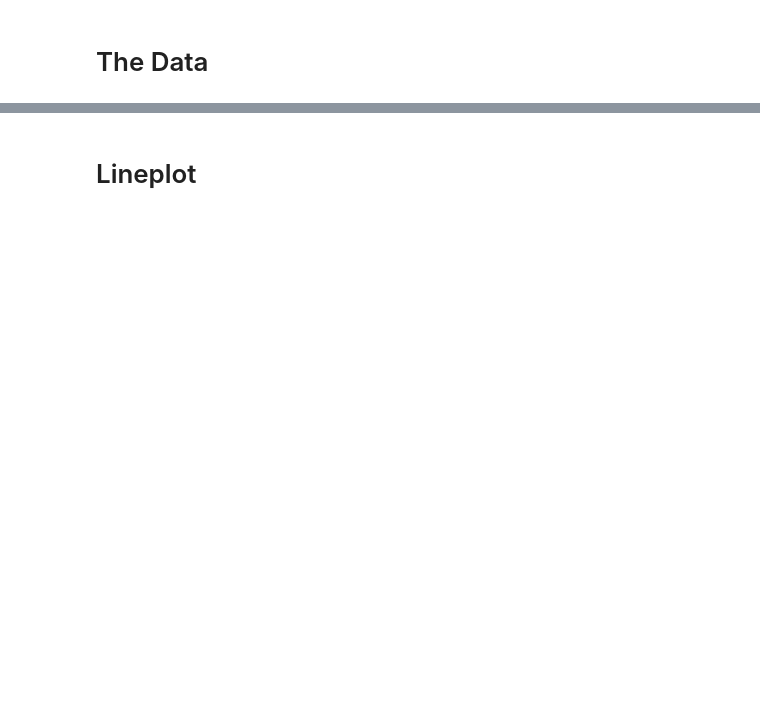
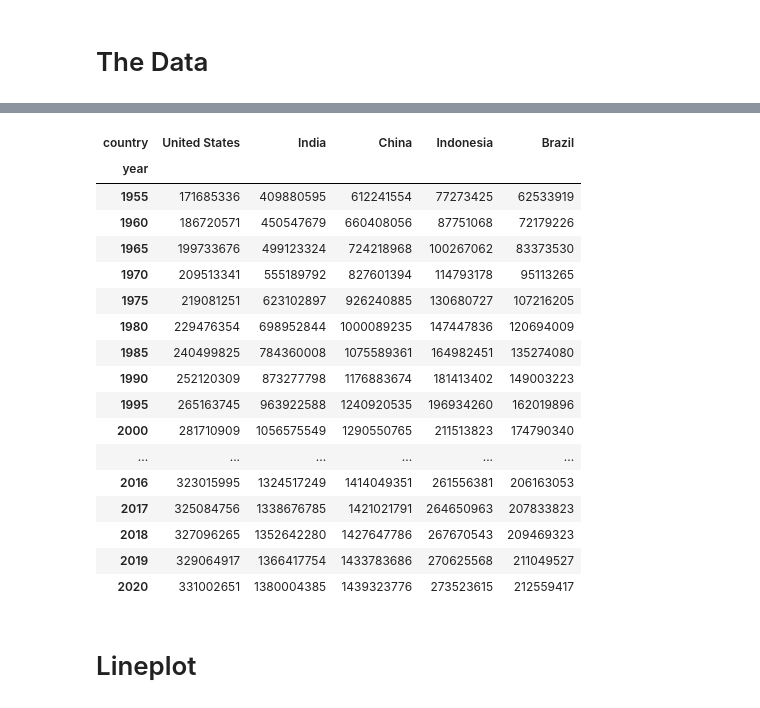
Before and after one commit to alex-degarate/DAnalytics, a Jupyter notebook: After_13/interactive_visualization_with_pandas_and_cufflinks.ipynb, the cells around one changed output, grey strips where cells are left out. Cells and saved outputs as stored; diff of their text form; code cells hidden in the pictures; blank space fills up the shorter version.

```diff
--- a/After_13/interactive_visualization_with_pandas_and_cufflinks.ipynb
+++ b/After_13/interactive_visualization_with_pandas_and_cufflinks.ipynb
@@ -9,9 +37,9 @@ cf.set_config_file(sharing='public',theme='white',offline=True) # write cf.getTh
 # %% [markdown]
 # The Data
 # %%
-url2  = "datasets/population/"
 #https://github.com/thepycoach/data-visualization/blob/main/datasets/population/population_total.csv
 
 url = "https://raw.githubusercontent.com/thepycoach/data-visualization/main/datasets/population/"
-pd.read_csv(url +'population_total.csv')
+df_population = pd.read_csv(url +'population_total.csv')
+df_population.info()
 # %% [output]
@@ -30,0 +56,6 @@ pd.read_csv(url +'population_total.csv')
+# %%
+df_population = df_population.dropna()
+df_population["year"] = df_population["year"].astype(int)
+df_population["population"] = df_population["population"].astype(int)
+
+display( df_population.head() )
@@ -30,0 +69,6 @@ pd.read_csv(url +'population_total.csv')
+# %%
+# If 'year' is already the index (from a previous run), reset it to make it a column again
+if df_population.index.name == 'year':
+    df_population = df_population.reset_index()
+
+df_population.info()
@@ -31,9 +86,16 @@ pd.read_csv(url +'population_total.csv')
 # %%
-df_population = pd.read_csv('population_total.csv')
-df_population = df_population.dropna()
-df_population = df_population.pivot(index='year', columns='country',
-                                    values='population')
+#url = "https://raw.githubusercontent.com/thepycoach/data-visualization/main/datasets/population/"
+#df_population = pd.read_csv(url +'population_total.csv')
+
+df_population.head()
+
+df_population = df_population.pivot(index='year', columns='country',values='population')
 df_population = df_population[['United States', 'India', 'China',
                                'Indonesia', 'Brazil']]
-df_population
+
+# Convert population columns to nullable integer type
+for col in df_population.columns:
+    df_population[col] = df_population[col].astype(pd.Int64Dtype())
+
+df_population.info()
 # %% [output]
@@ -58,2 +114,23 @@ df_population
+# %%
+df_population.head(18)
+# %% [output]
+| country | United States | India | China | Indonesia | Brazil |
+| year |  |  |  |  |  |
+| 1955 | 171685336 | 409880595 | 612241554 | 77273425 | 62533919 |
+| 1960 | 186720571 | 450547679 | 660408056 | 87751068 | 72179226 |
+| 1965 | 199733676 | 499123324 | 724218968 | 100267062 | 83373530 |
+| 1970 | 209513341 | 555189792 | 827601394 | 114793178 | 95113265 |
+| 1975 | 219081251 | 623102897 | 926240885 | 130680727 | 107216205 |
+| 1980 | 229476354 | 698952844 | 1000089235 | 147447836 | 120694009 |
+| 1985 | 240499825 | 784360008 | 1075589361 | 164982451 | 135274080 |
+| 1990 | 252120309 | 873277798 | 1176883674 | 181413402 | 149003223 |
+| 1995 | 265163745 | 963922588 | 1240920535 | 196934260 | 162019896 |
+| 2000 | 281710909 | 1056575549 | 1290550765 | 211513823 | 174790340 |
+| ... | ... | ... | ... | ... | ... |
+| 2016 | 323015995 | 1324517249 | 1414049351 | 261556381 | 206163053 |
+| 2017 | 325084756 | 1338676785 | 1421021791 | 264650963 | 207833823 |
+| 2018 | 327096265 | 1352642280 | 1427647786 | 267670543 | 209469323 |
+| 2019 | 329064917 | 1366417754 | 1433783686 | 270625568 | 211049527 |
+| 2020 | 331002651 | 1380004385 | 1439323776 | 273523615 | 212559417 |
 # %% [markdown]
 # Lineplot
```
Also changed, not shown: parts of 13 cells of this notebook.
